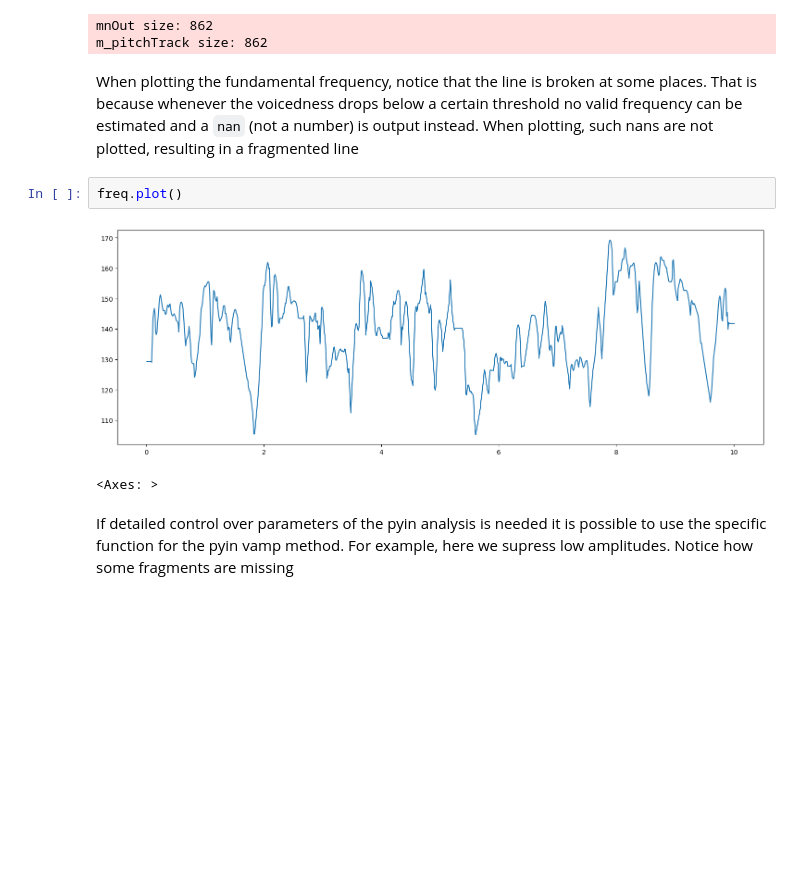
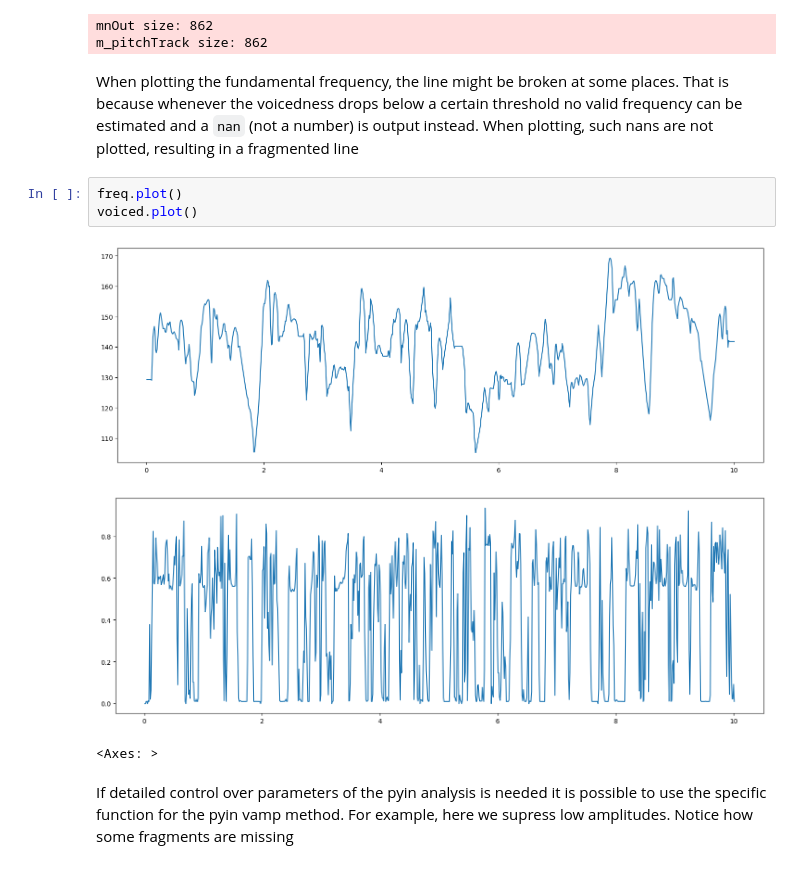
Before and after one commit to gesellkammer/maelzel, a Jupyter notebook: notebooks/analysis-pyin.ipynb, the cells around one changed output. Saved outputs shown, nothing was run; the diff lists cells and outputs as text; blank space fills up the shorter version.

```diff
--- a/notebooks/analysis-pyin.ipynb
+++ b/notebooks/analysis-pyin.ipynb
@@ -29,11 +27,13 @@ LibXtract compiled with ooura FFT
 mnOut size: 862
 m_pitchTrack size: 862
 # %% [markdown]
-When plotting the fundamental frequency, notice that the line is broken at some places. That is because whenever the voicedness drops below a certain threshold no valid frequency can be estimated and a `nan` (not a number) is output instead. When plotting, such nans are not plotted, resulting in a fragmented line
+When plotting the fundamental frequency, the line might be broken at some places. That is because whenever the voicedness drops below a certain threshold no valid frequency can be estimated and a `nan` (not a number) is output instead. When plotting, such nans are not plotted, resulting in a fragmented line
 # %%
 freq.plot()
+voiced.plot()
 # %% [output]
 [figure]
+[figure, added]
 <Axes: >
 # %% [markdown]
 If detailed control over parameters of the pyin analysis is needed it is possible to use the specific function for the pyin vamp method. For example, here we supress low amplitudes. Notice how some fragments are missing
```
Also changed, not shown: parts of 6 cells of this notebook, 17 other files.
